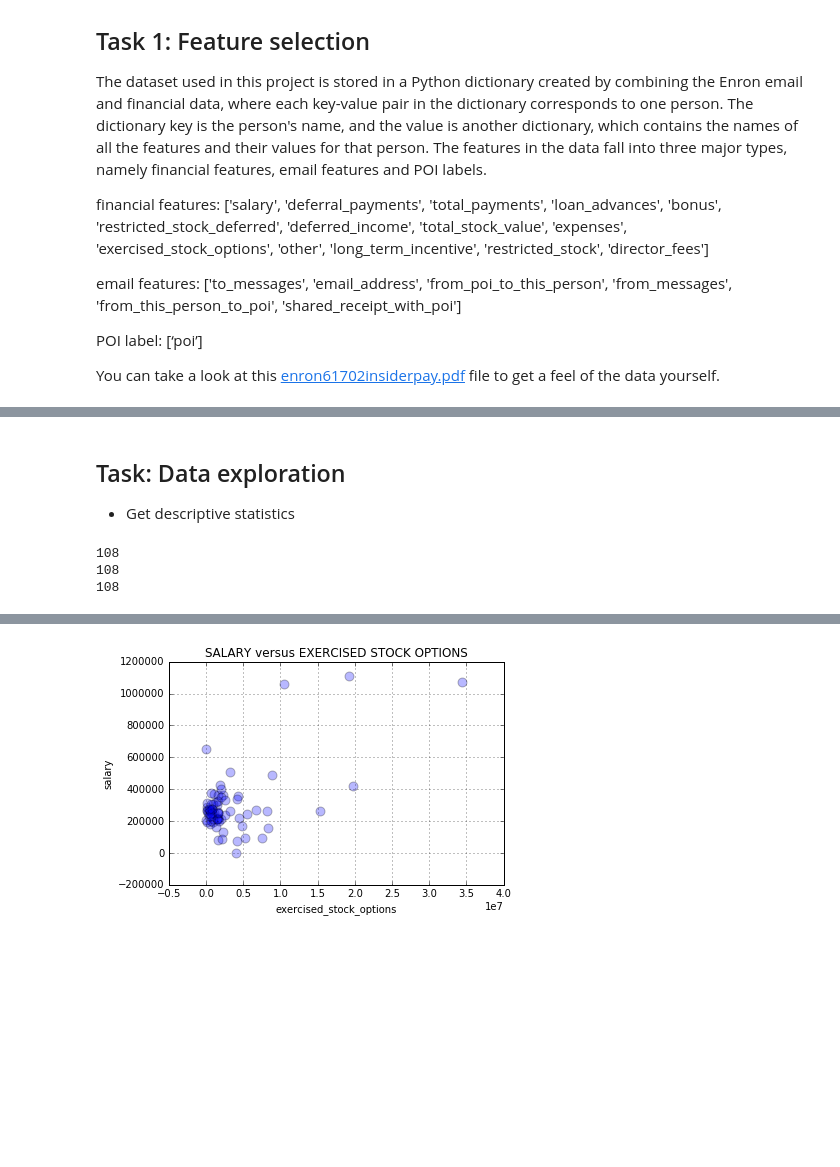
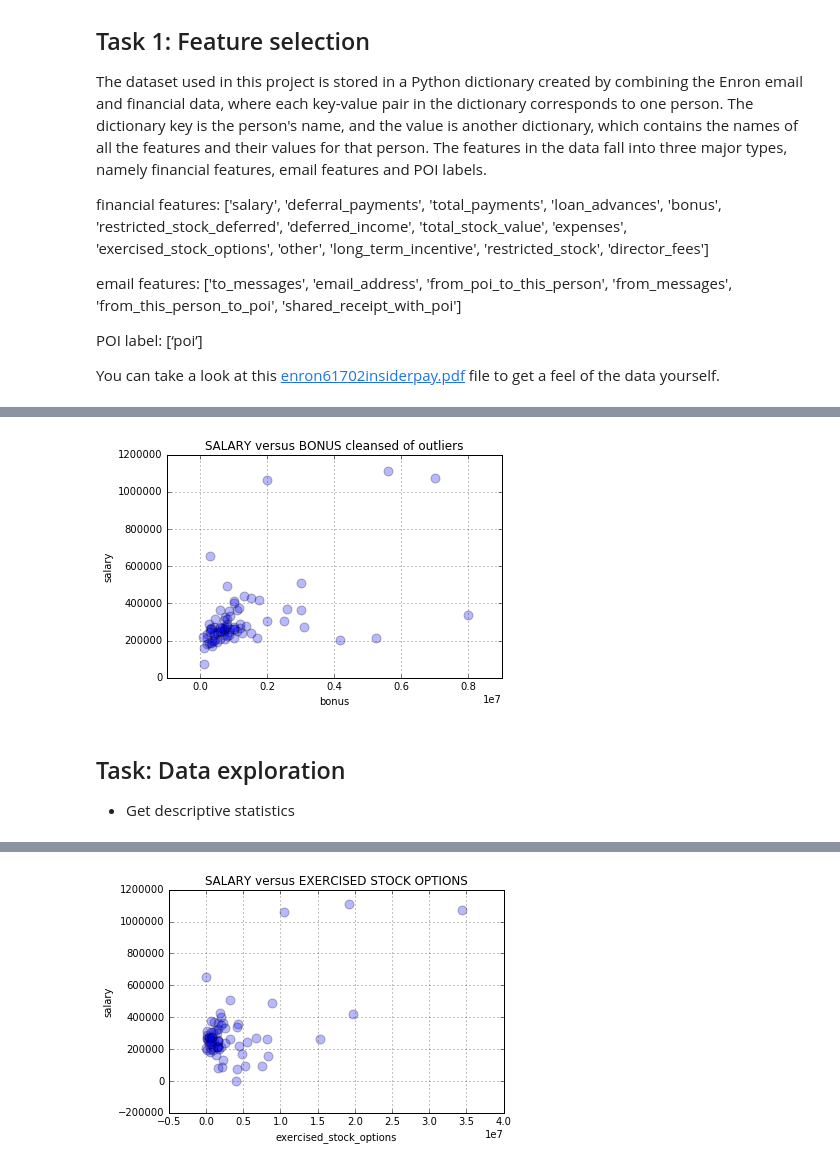
Before and after one commit to omoju/identifyFraudFromEnronEmail, a Jupyter notebook: IdentifyFraudFromEnronEmail.ipynb, the cells around one changed output, grey strips where cells are left out. Saved outputs shown, nothing was run; the diff lists cells and outputs as text; code cells hidden in the pictures; blank space fills up the shorter version.

```diff
--- a/IdentifyFraudFromEnronEmail.ipynb
+++ b/IdentifyFraudFromEnronEmail.ipynb
@@ -66,3 +103,7 @@ data_dict['PAI LOU L']
+# %%
+data = compareTwoFeatures('salary', 'bonus', data_dict, "SALARY versus BONUS cleansed of outliers")
+# %% [output]
+[figure, added]
 # %% [markdown]
 ## Task: Data exploration
 - Get descriptive statistics
@@ -89,25 +130,17 @@ size = len(restrictedStock) - len(bonus)
 temp = [0.0] * size
 
 bonus = bonus + temp
-print len(bonus)
-
 
 size = len(restrictedStock) - len(salary)
 temp = [0.0] * size
 
 salary = salary + temp
-print len(salary)
 
 
 size = len(restrictedStock) - len(exerStockOptions)
 temp = [0.0] * size
 
 exerStockOptions = exerStockOptions + temp
-print len(exerStockOptions)
-# %% [output]
-108
-108
-108
 # %%
 import pandas as pd
 
```
Also changed, not shown: parts of 32 cells of this notebook, 3 other files.
